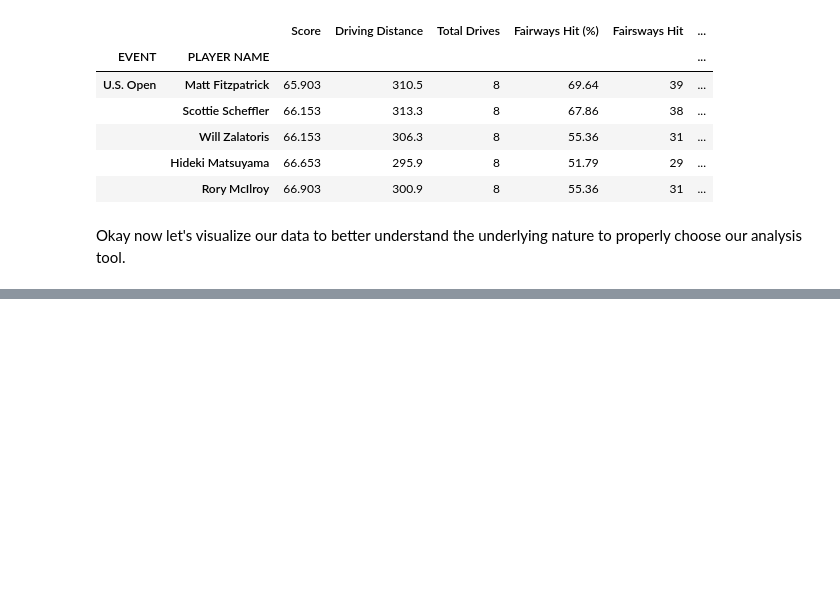
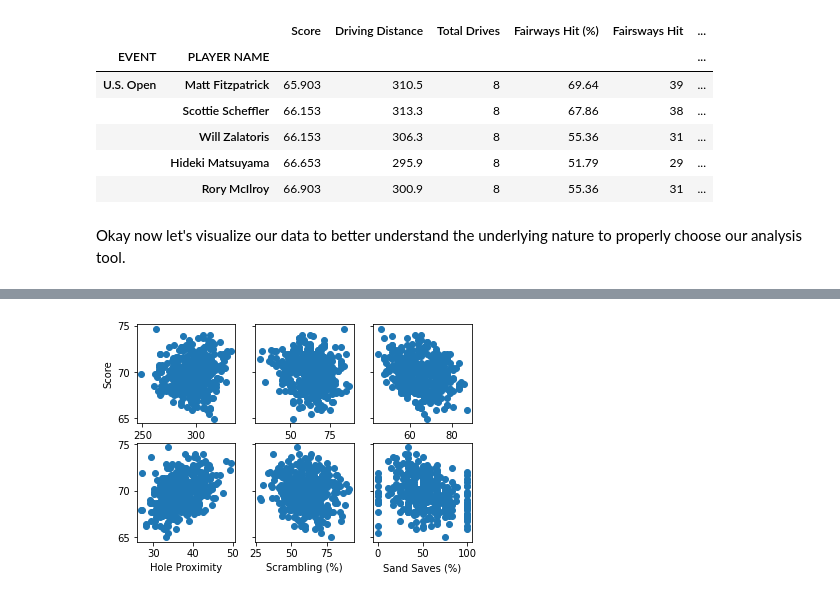
Before and after one commit to kMongru/pga-compensation-projections, a Jupyter notebook: notebooks/data_analysis.ipynb, the cells around one changed output, grey strips where cells are left out. Cells and saved outputs as stored; diff of their text form; code cells hidden in the pictures; blank space fills up the shorter version.

```diff
--- a/notebooks/data_analysis.ipynb
+++ b/notebooks/data_analysis.ipynb
@@ -96,2 +112,19 @@ for i in aggratedData.columns:
+# %%
+# understanding each feature's relationship with the dependent variable (score)
+yAxis = aggratedData['Score']
+features = [['Driving Distance', 'Fairways Hit (%)', 'Greens Hit (%)'], ['Hole Proximity', 'Scrambling (%)','Sand Saves (%)', 'Putts']]
+
+fig, ax = plt.subplots(2,3, sharey=True)
+num = 0
+
+for i in range(len(ax)):
+    for j in range(len(ax[0])):
+        ax[i, j].scatter(subset[features[i][j]], yAxis)
+        ax[i, j].set_xlabel(features[i][j])
+
+ax[0,0].set_ylabel('Score')
+plt.show()
+# %% [output]
+[figure, added]
 # %%
 #look at the correlation
```
Also changed, not shown: parts of 16 cells of this notebook.
